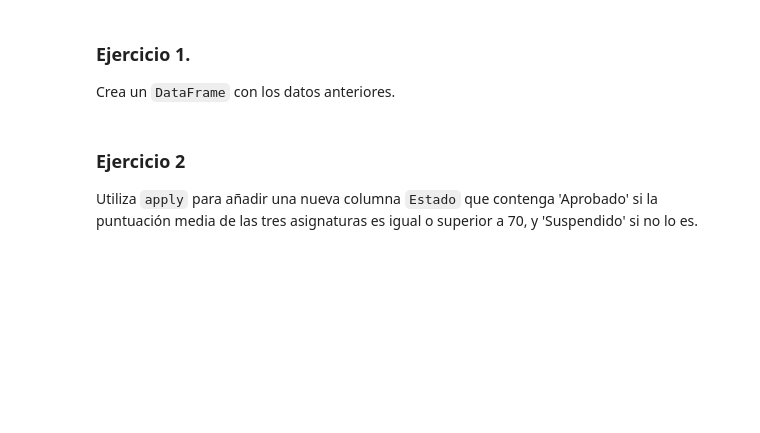
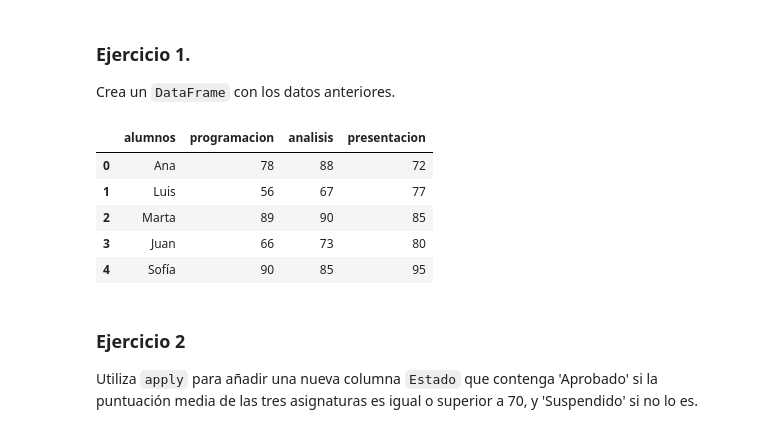
Before and after one commit to AngelaLM14/DS_THEBRIDGE_Angela, a Jupyter notebook: 02_Programacion_y_herramientas_avanzadas/Sprint_04_Pandas/Unidad_02/Ejercicios_Workout/13_Ejercicio_Manipulacion.ipynb, the cells around one changed output. Cells and saved outputs as stored; diff of their text form; code cells hidden in the pictures; blank space fills up the shorter version.

```diff
--- a/02_Programacion_y_herramientas_avanzadas/Sprint_04_Pandas/Unidad_02/Ejercicios_Workout/13_Ejercicio_Manipulacion.ipynb
+++ b/02_Programacion_y_herramientas_avanzadas/Sprint_04_Pandas/Unidad_02/Ejercicios_Workout/13_Ejercicio_Manipulacion.ipynb
@@ -157,3 +197,18 @@ Crea un `DataFrame` con los datos anteriores.
+# %%
+dic_alumnos = {"alumnos": ['Ana', 'Luis', 'Marta', 'Juan', 'Sofía'],
+               "programacion" : [78, 56, 89, 66, 90],
+               "analisis" : [88, 67, 90, 73, 85],
+               "presentacion" : [72, 77, 85, 80, 95]
+}
+df_alumnos=pd.DataFrame(dic_alumnos)
+df_alumnos
+# %% [output]
+|  | alumnos | programacion | analisis | presentacion |
+| 0 | Ana | 78 | 88 | 72 |
+| 1 | Luis | 56 | 67 | 77 |
+| 2 | Marta | 89 | 90 | 85 |
+| 3 | Juan | 66 | 73 | 80 |
+| 4 | Sofía | 90 | 85 | 95 |
 # %% [markdown]
 ### Ejercicio 2
 Utiliza `apply` para añadir una nueva columna `Estado` que contenga 'Aprobado' si la puntuación media de las tres asignaturas es igual o superior a 70, y 'Suspendido' si no lo es.
```
Also changed, not shown: parts of 11 cells of this notebook, 17 other files.
